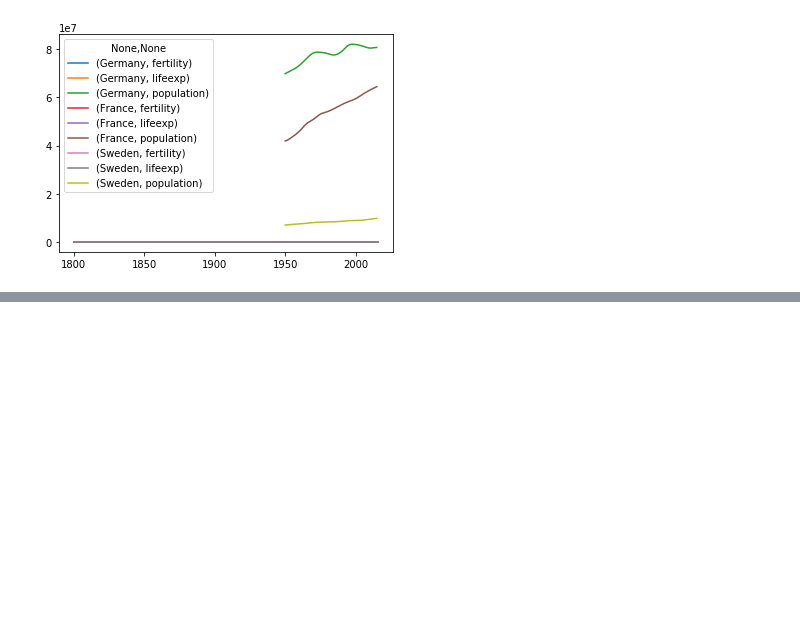
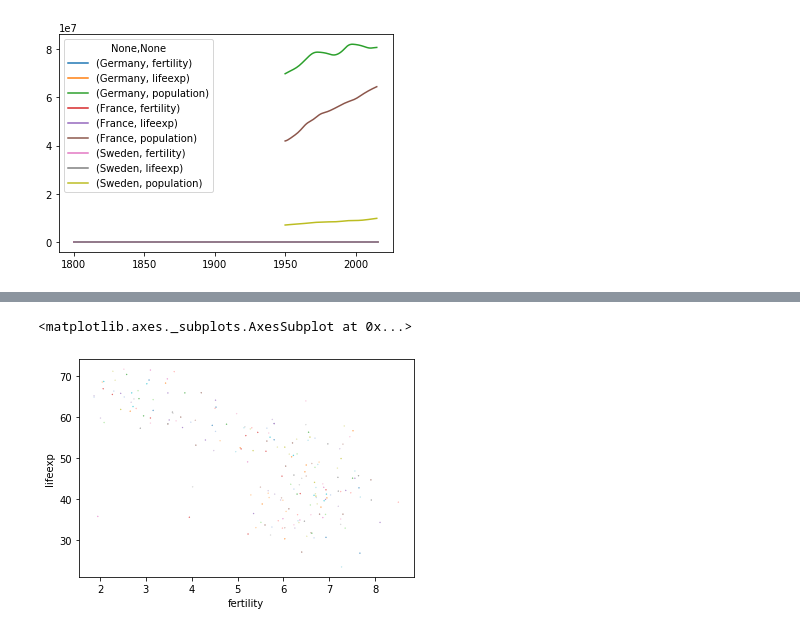
Before and after one commit to Basmatz/Spiced-bootcamp, a Jupyter notebook: Animate a Scatterplot.ipynb, the cells around one changed output, grey strips where cells are left out. Drawn from its saved outputs; the diff is of its cells as text; code cells hidden in the pictures; blank space fills up the shorter version.

```diff
--- a/Animate a Scatterplot.ipynb
+++ b/Animate a Scatterplot.ipynb
@@ -388,0 +414,6 @@ df4[['Germany', 'France', 'Sweden']].plot()
+# %%
+cmap = plt.get_cmap('tab20', lut = len(df6)).colors
+df6.plot.scatter('fertility', 'lifeexp', s=0.1, c=cmap)
+# %% [output]
+<matplotlib.axes._subplots.AxesSubplot at 0x...>
+[figure, added]
```
Also changed, not shown: parts of 11 cells of this notebook.
